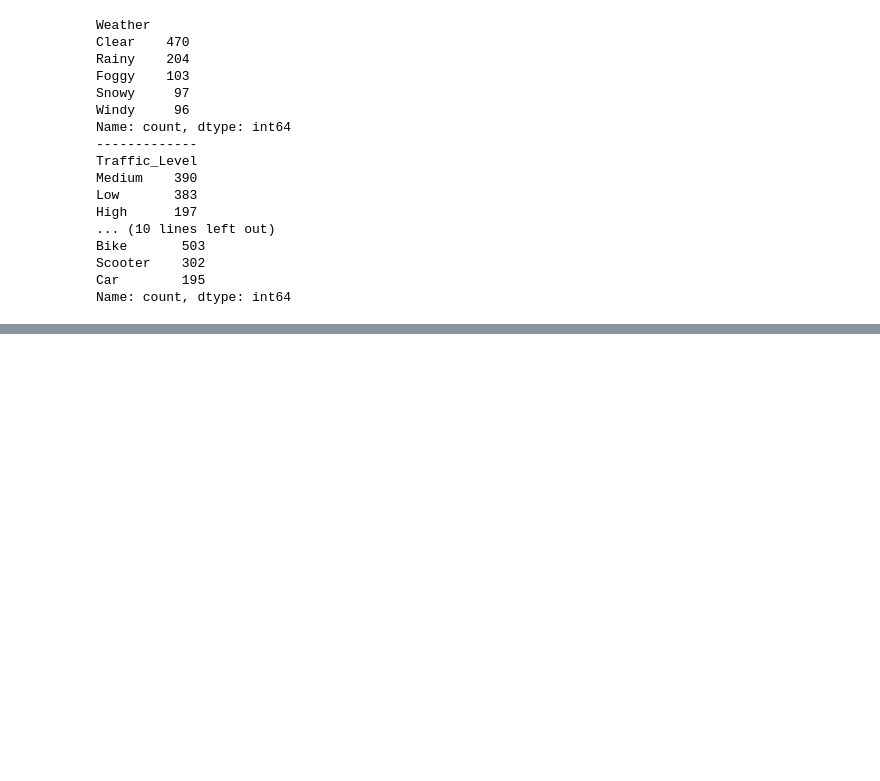
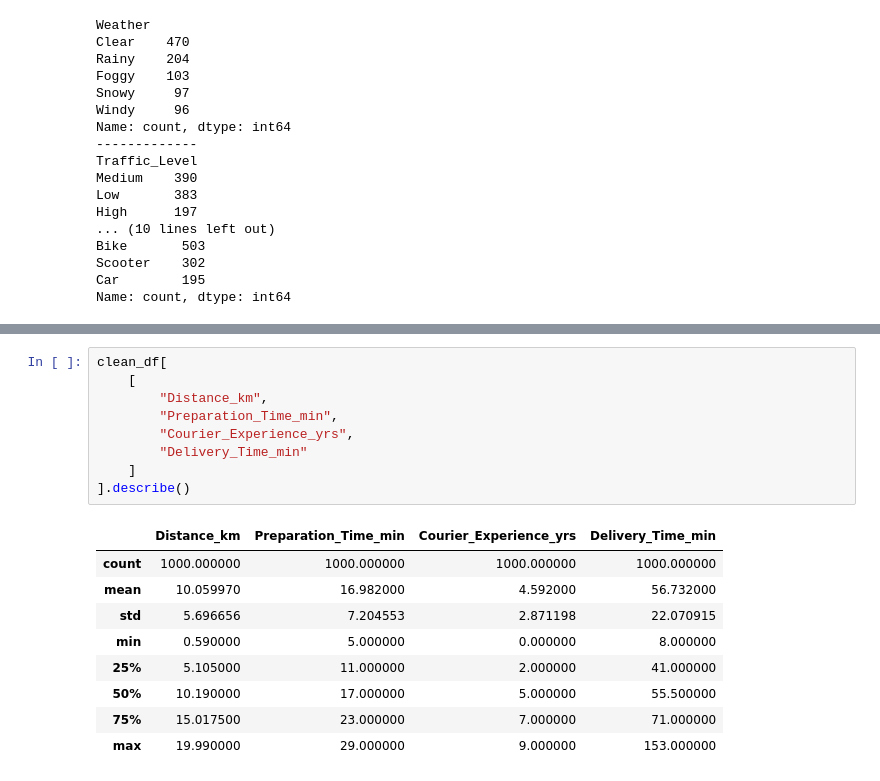
Before and after one commit to lahcen404/DeliveryETA, a Jupyter notebook: notebooks/delivery_eta_analysis.ipynb, the cells around one changed output, grey strips where cells are left out. Drawn from its saved outputs; the diff is of its cells as text; blank space fills up the shorter version.

```diff
--- a/notebooks/delivery_eta_analysis.ipynb
+++ b/notebooks/delivery_eta_analysis.ipynb
@@ -125,0 +184,19 @@ Name: count, dtype: int64
+# %%
+clean_df[
+    [
+        "Distance_km",
+        "Preparation_Time_min",
+        "Courier_Experience_yrs",
+        "Delivery_Time_min"
+    ]
+].describe()
+# %% [output]
+|  | Distance_km | Preparation_Time_min | Courier_Experience_yrs | Delivery_Time_min |
+| count | 1000.000000 | 1000.000000 | 1000.000000 | 1000.000000 |
+| mean | 10.059970 | 16.982000 | 4.592000 | 56.732000 |
+| std | 5.696656 | 7.204553 | 2.871198 | 22.070915 |
+| min | 0.590000 | 5.000000 | 0.000000 | 8.000000 |
+| 25% | 5.105000 | 11.000000 | 2.000000 | 41.000000 |
+| 50% | 10.190000 | 17.000000 | 5.000000 | 55.500000 |
+| 75% | 15.017500 | 23.000000 | 7.000000 | 71.000000 |
+| max | 19.990000 | 29.000000 | 9.000000 | 153.000000 |
```
Also changed, not shown: parts of 10 cells of this notebook.
